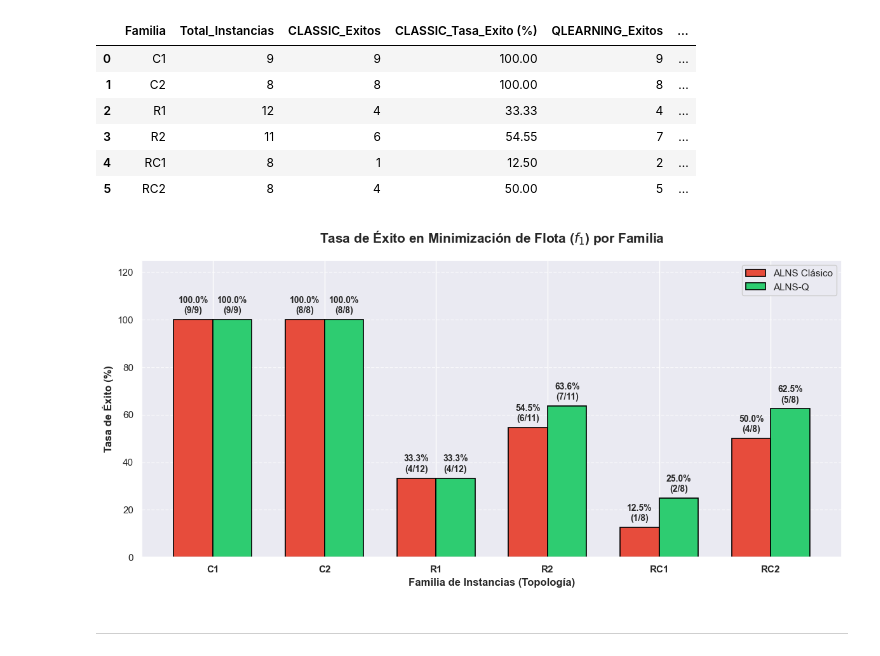
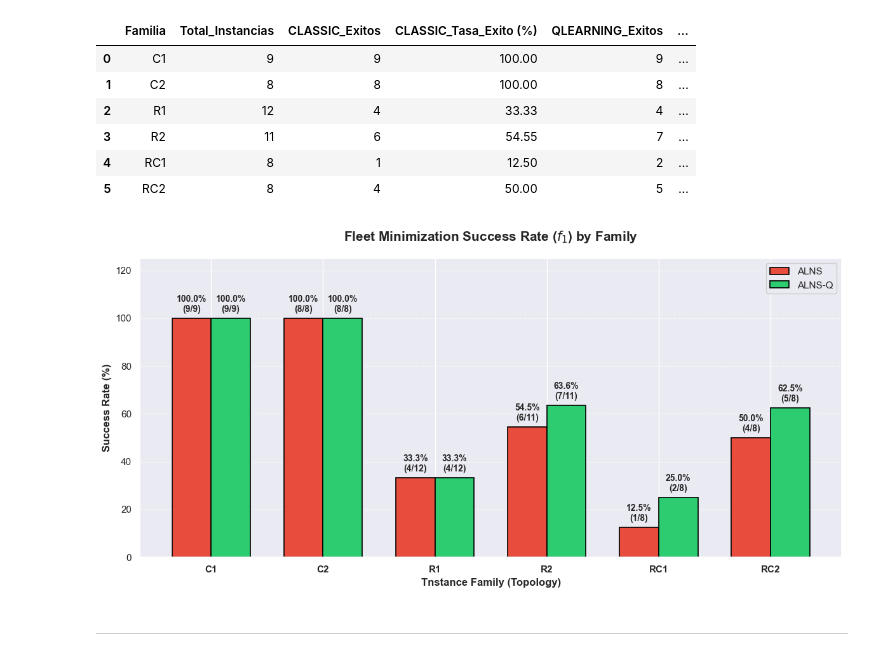
Before and after one commit to JoseFrancisc0/PFC_VPRTW, a Jupyter notebook: Experiments/analisis_experimentos.ipynb, the cells around one changed output. Cells and saved outputs as stored; diff of their text form; code cells hidden in the pictures.

```diff
--- a/Experiments/analisis_experimentos.ipynb
+++ b/Experiments/analisis_experimentos.ipynb
@@ -152,26 +152,6 @@ columnas_redondear = [col for col in df_final.columns if col not in ['Instancia'
 df_final[columnas_redondear] = df_final[columnas_redondear].round(2)
 
 df_final.to_csv("Tabla_Promedios_56_Instancias.csv", index=False)
-# %%
-df_latex = df_final.copy()
-df_latex.columns = [col.replace('_', '\\_').replace('%', '\\%') for col in df_latex.columns]
-
-codigo_latex = df_latex.to_latex(
-    index=False,
-    float_format="%.2f",
-    column_format="l" + "c"*12,
-    longtable=True,
-    na_rep="--",
-    escape=False,
-    caption="Resultados promedio de 10 ejecuciones por instancia: ALNS Clásico vs. ALNS-Q.",
-    label="tab:resultados_56_instancias"
-)
-
-ruta_tex = "Tabla_Promedios_56_Instancias.tex"
-with open(ruta_tex, "w", encoding="utf-8") as f:
-    f.write(codigo_latex)
-
-print(f"Código LaTeX exportado exitosamente a {ruta_tex}")
 # %% [markdown]
 ---
 # %% [markdown]
@@ -232,42 +212,42 @@ width = 0.35
 
 fig, ax = plt.subplots(figsize=(12, 6))
 
-barras_c = ax.bar(x - width/2, tasa_c, width, label='ALNS Clásico',
+barras_c = ax.bar(x - width/2, tasa_c, width, label='ALNS',
                   color='#e74c3c', edgecolor='black', linewidth=1.2)
 barras_q = ax.bar(x + width/2, tasa_q, width, label='ALNS-Q',
                   color='#2ecc71', edgecolor='black', linewidth=1.2)
 
-ax.set_title('Tasa de Éxito en Minimización de Flota ($f_1$) por Familia',
+ax.set_title('Fleet Minimization Success Rate ($f_1$) by Family',
              fontsize=15, fontweight='bold', pad=20)
-ax.set_ylabel('Tasa de Éxito (%)', fontsize=12, fontweight='bold')
-ax.set_xlabel('Familia de Instancias (Topología)', fontsize=12, fontweight='bold')
+ax.set_ylabel('Success Rate (%)', fontsize=12, fontweight='bold')
+ax.set_xlabel('Tnstance Family (Topology)', fontsize=12, fontweight='bold')
 
 ax.set_xticks(x)
 ax.set_xticklabels(familias, fontsize=11, fontweight='bold')
 
 ax.set_ylim(0, 125)
 ax.grid(axis='y', linestyle='--', alpha=0.7)
 ax.legend(loc='upper right', fontsize=11, framealpha=1)
 
 def autolabel(barras, exitos, totales):
     for i, barra in enumerate(barras):
         altura = barra.get_height()
         if altura > 0:
             ax.annotate(f'{altura:.1f}%\n({exitos.iloc[i]}/{totales.iloc[i]})',
                         xy=(barra.get_x() + barra.get_width() / 2, altura),
                         xytext=(0, 5),
                         textcoords="offset points",
                         ha='center', va='bottom',
                         fontsize=10, fontweight='bold')
 
 autolabel(barras_c, exitos_c, totales)
 autolabel(barras_q, exitos_q, totales)
 
 plt.tight_layout()
 plt.savefig("imgs/Barplot_Exito_f1.png", dpi=300, bbox_inches='tight')
 plt.show()
 # %% [output]
-[figure, old version]
+[figure, new version]
 # %% [markdown]
 ---
 # %% [markdown]
```
Also changed, not shown: parts of 8 cells of this notebook, 40 other files.
